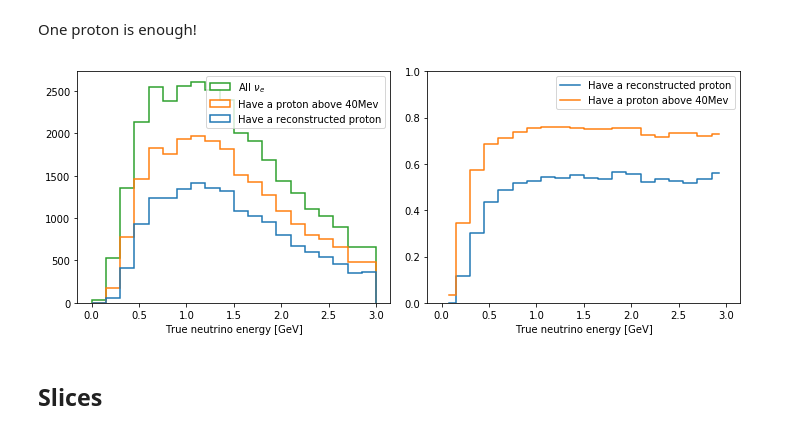
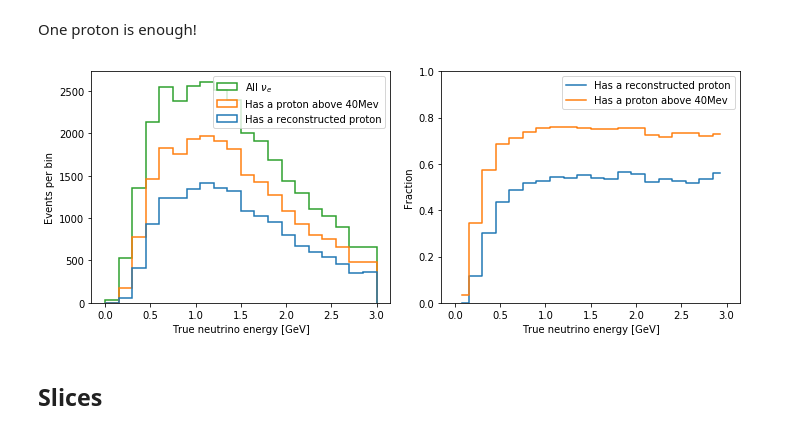
Before and after one commit to Wouter-VDP/ROOTinPython, a Jupyter notebook: ROOTinPython.ipynb, the cells around one changed output. Cells and saved outputs as stored; diff of their text form; code cells hidden in the pictures.

```diff
--- a/ROOTinPython.ipynb
+++ b/ROOTinPython.ipynb
@@ -220,24 +209,27 @@ true_proton_mask = proton_mask.any()
 # %%
 fig,ax= plt.subplots(1,2, figsize=(10,4), sharex=True)
 
 mc_energy = passed_events_tree.array("mc_nu_energy")
 data = [mc_energy[reco_proton_mask], mc_energy[true_proton_mask], mc_energy]
-labs= [r'Have a reconstructed proton', r'Have a proton above 40Mev', r'All $\nu_e$']
+labs= [r'Has a reconstructed proton', r'Has a proton above 40Mev', r'All $\nu_e$']
 bins, edges, _ = ax[0].hist(data, bins=20, range=(0,3), label=labs, histtype='step', lw=1.5)
 ax[0].set_xlabel("True neutrino energy [GeV]")
 ax[0].legend()
+ax[0].set_ylabel("Events per bin")
 
 ratios = bins[:-1]/bins[-1]
 centers = (edges[:-1]+edges[1:])/2
 ax[1].step(centers, ratios[0], where='mid',label=labs[0])
 ax[1].step(centers, ratios[1], where='mid',label=labs[1])
 ax[1].set_xlabel("True neutrino energy [GeV]")
 ax[1].set_ylim(0,1)
 ax[1].legend()
+ax[1].set_ylabel("Fraction")
 
 fig.tight_layout()
+fig.savefig("nuecc.pdf")
 # %% [output]
-[figure, old version]
+[figure, new version]
 # %% [markdown]
 ## Slices
 # %%
```
Also changed, not shown: parts of 4 cells of this notebook, 1 other file.
